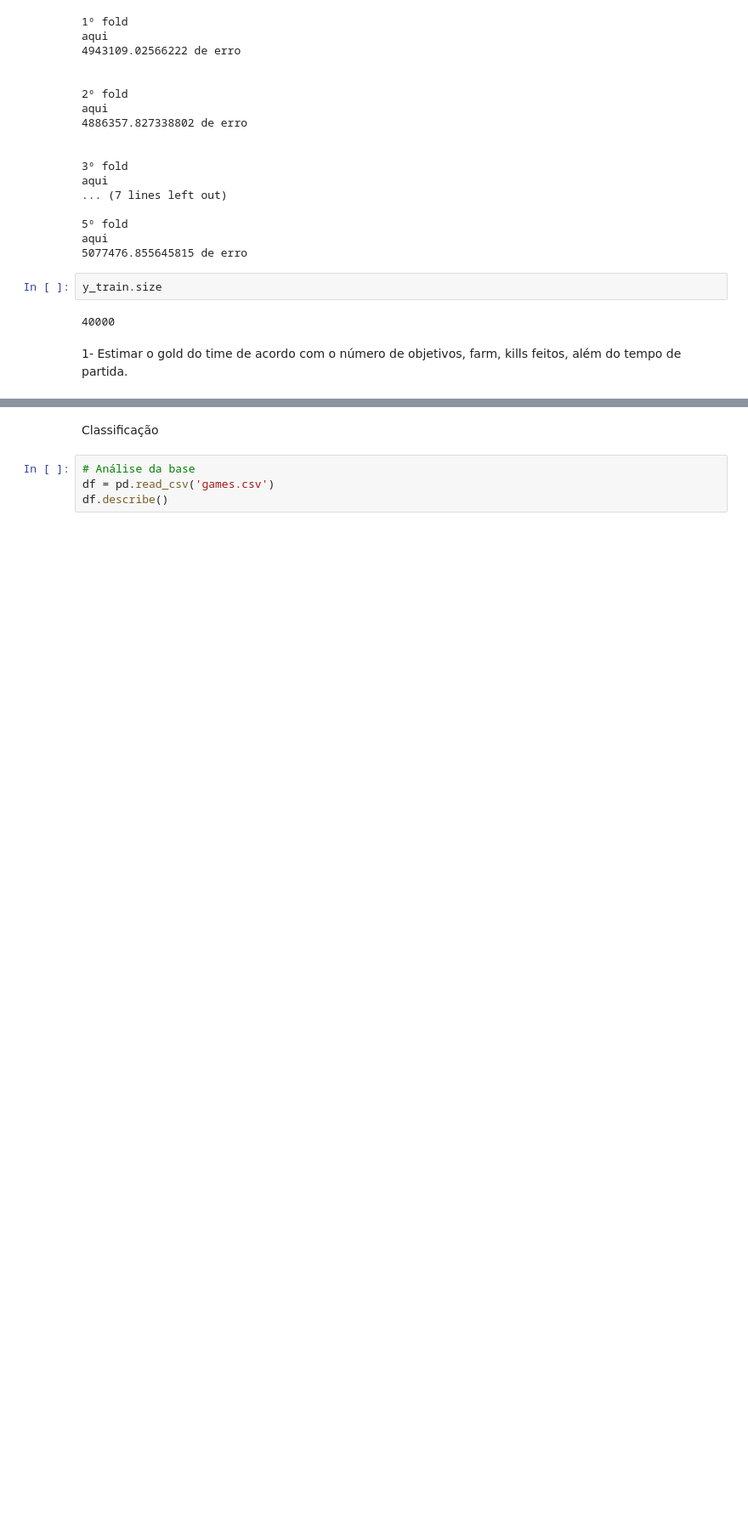
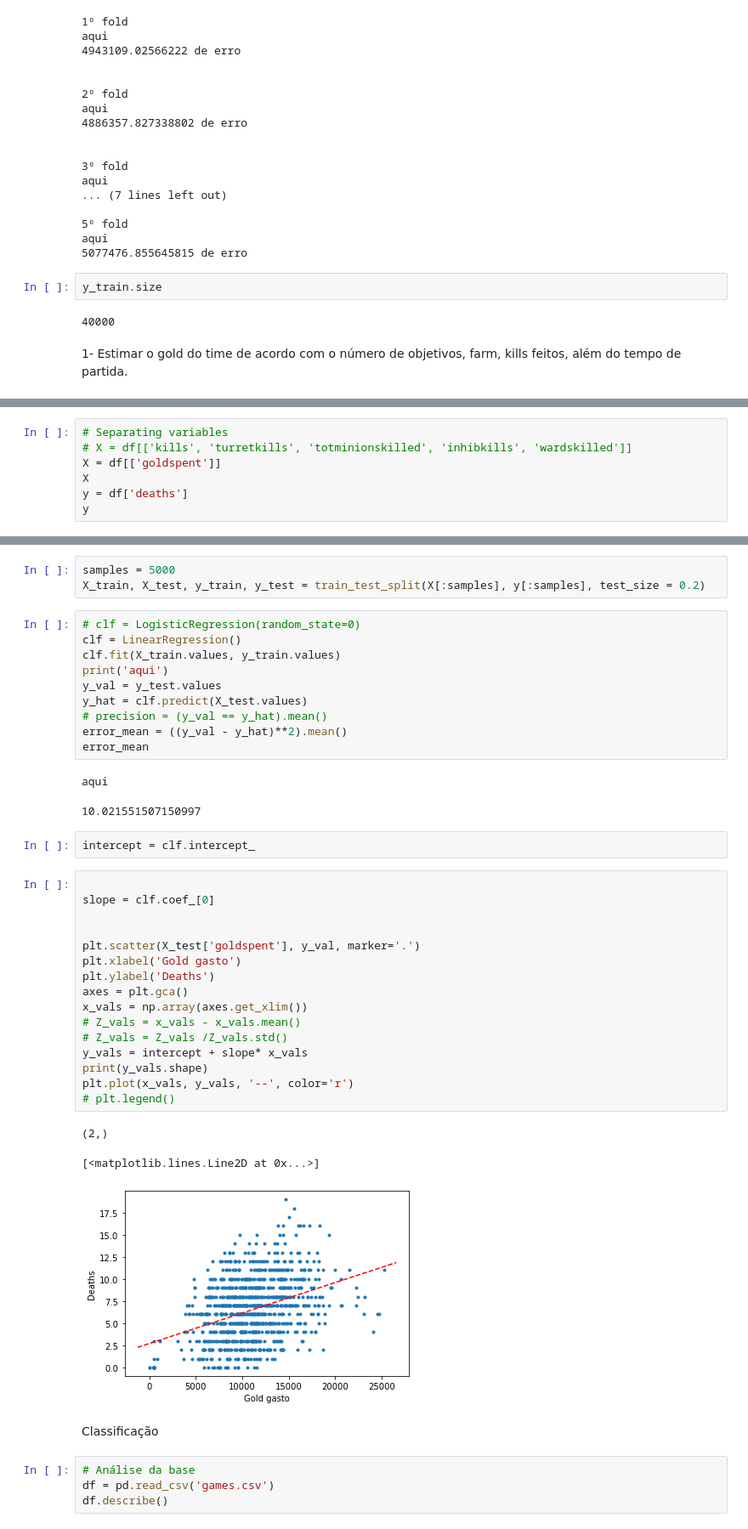
Before and after one commit to guilhermepoluc/league-of-legends-analysis-icd, a Jupyter notebook: lol-analise-inicial.ipynb, the cells around one changed output, grey strips where cells are left out. Shown at 85% size. Saved outputs shown, nothing was run; the diff lists cells and outputs as text; blank space fills up the shorter version.

Commit message:
Regression done again

```diff
--- a/lol-analise-inicial.ipynb
+++ b/lol-analise-inicial.ipynb
@@ -379,0 +318,7 @@ Index(['gameId', 'creationTime', 'gameDuration', 'seasonId', 'winner',
+# %%
+# Separating variables
+# X = df[['kills', 'turretkills', 'totminionskilled', 'inhibkills', 'wardskilled']]
+X = df[['goldspent']]
+X
+y = df['deaths']
+y
@@ -380,3 +338,41 @@ Index(['gameId', 'creationTime', 'gameDuration', 'seasonId', 'winner',
+# %%
+samples = 5000
+X_train, X_test, y_train, y_test = train_test_split(X[:samples], y[:samples], test_size = 0.2)
+# %%
+# clf = LogisticRegression(random_state=0)
+clf = LinearRegression()
+clf.fit(X_train.values, y_train.values)
+print('aqui')
+y_val = y_test.values
+y_hat = clf.predict(X_test.values)
+# precision = (y_val == y_hat).mean()
+error_mean = ((y_val - y_hat)**2).mean()
+error_mean
+# %% [output]
+aqui
+10.021551507150997
+# %%
+intercept = clf.intercept_
+# %%
+
+slope = clf.coef_[0]
+
+
+plt.scatter(X_test['goldspent'], y_val, marker='.')
+plt.xlabel('Gold gasto')
+plt.ylabel('Deaths')
+axes = plt.gca()
+x_vals = np.array(axes.get_xlim())
+# Z_vals = x_vals - x_vals.mean()
+# Z_vals = Z_vals /Z_vals.std()
+y_vals = intercept + slope* x_vals
+print(y_vals.shape)
+plt.plot(x_vals, y_vals, '--', color='r')
+# plt.legend()
+# %% [output]
+(2,)
+[<matplotlib.lines.Line2D at 0x...>]
+[figure, added]
 # %% [markdown]
 Classificação
 # %%
```
Also changed, not shown: parts of 23 cells of this notebook.
